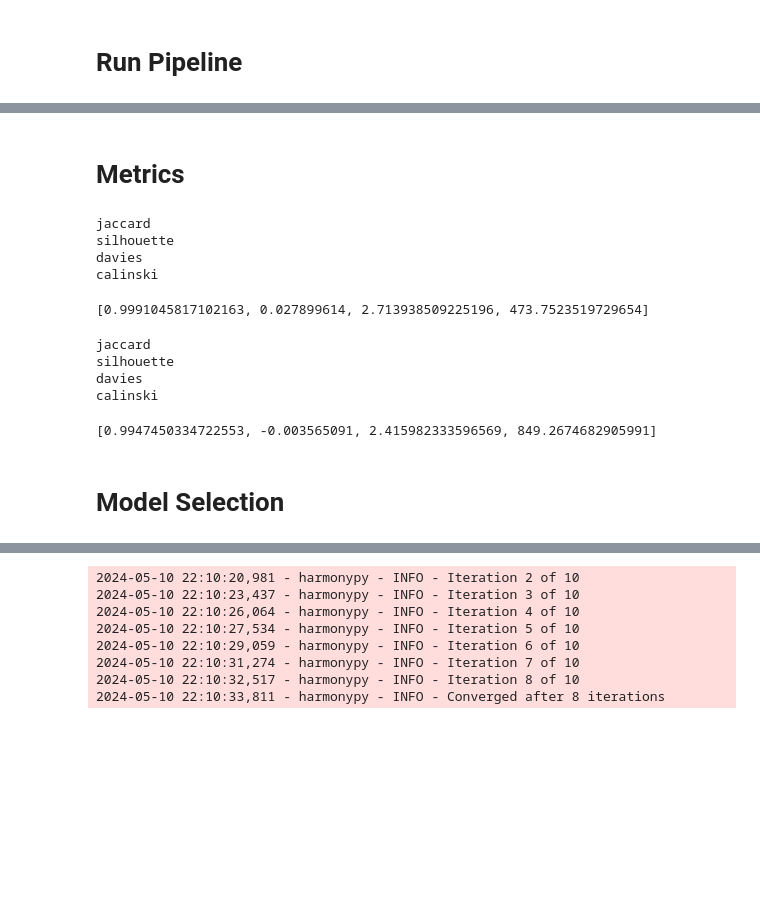
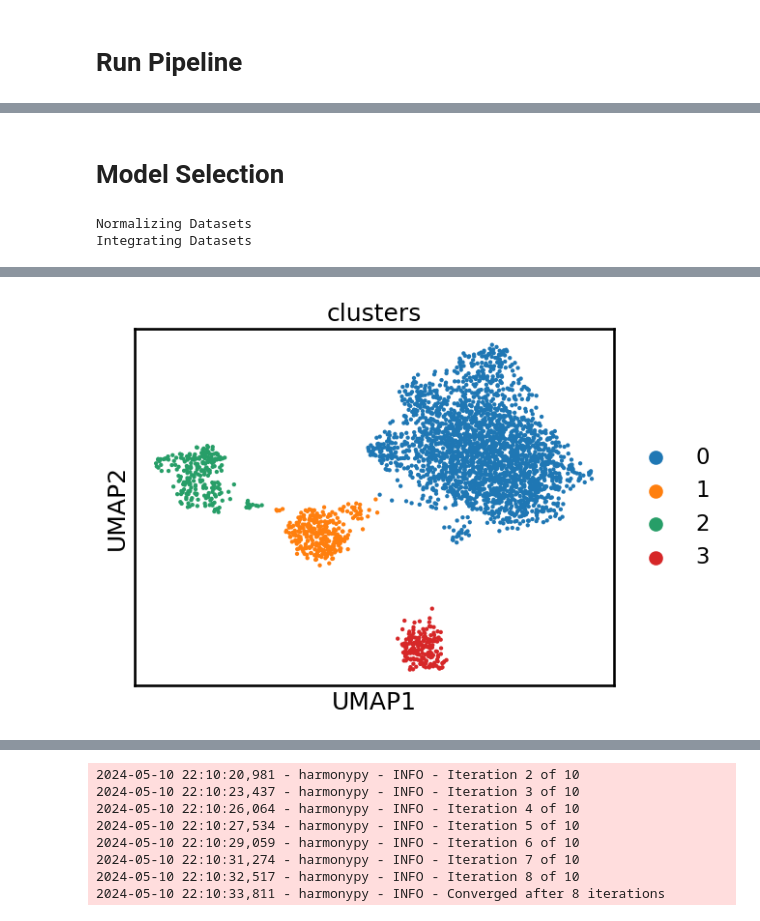
Before and after one commit to mushu-bytes/scRNAseq-benchmarking, a Jupyter notebook: integration_demo.ipynb, the cells around one changed output, grey strips where cells are left out. Cells and saved outputs as stored; diff of their text form; code cells hidden in the pictures; blank space fills up the shorter version.

Commit message:
integrating new metrics for cell types

```diff
--- a/integration_demo.ipynb
+++ b/integration_demo.ipynb
@@ -127,3 +130,17 @@ human_brca_global.obs["Type"] = "global"
+# %%
+human_brca_immune = sc.read_h5ad("/mnt/shared/nationwide/cell_type_datasets/human_brca_immune.h5ad")
+human_brca_immune.var_names_make_unique()
+human_brca_immune.obs_names_make_unique()
+del human_brca_immune.obsm["X_diffmap"]
+# %%
+cond1 = "31-year-old human stage"
+cond2 = "33-year-old human stage"
+brca_group_1 = human_brca_immune[human_brca_immune.obs["development_stage"] == cond1]
+brca_group_2 = human_brca_immune[human_brca_immune.obs["development_stage"] == cond2]
+brca_group_1.obs["Type"] = cond1
+brca_group_2.obs["Type"] = cond2
+brca_group_1.obs["Type"] = brca_group_1.obs["Type"].astype("category")
+brca_group_2.obs["Type"] = brca_group_2.obs["Type"].astype("category")
 # %% [markdown]
 # Run Pipeline
 # %%
@@ -172,20 +170,10 @@ WARNING: Length of palette colors is smaller than the number of categories (pale
-# %% [markdown]
-# Metrics
-# %%
-evaluate(integrated, key="clusters")
-# %% [output]
-jaccard
-silhouette
-davies
-calinski
-[0.9991045817102163, 0.027899614, 2.713938509225196, 473.7523519729654]
-# %%
-evaluate(harmony, "clusters")
-# %% [output]
-jaccard
-silhouette
-davies
-calinski
-[0.9947450334722553, -0.003565091, 2.415982333596569, 849.2674682905991]
 # %% [markdown]
 # Model Selection
+# %%
+datasets = [brca_group_1, brca_group_2]
+test = SelectPipeline(normalization=["seurat"], integration=["harmony"])
+# %%
+brca_res, report_brca, pipeline_brca = test.search(datasets)
+# %% [output]
+Normalizing Datasets
+Integrating Datasets
@@ -191,0 +193 @@ calinski
+[figure, added]
```
Also changed, not shown: parts of 10 cells of this notebook, 3 other files.
